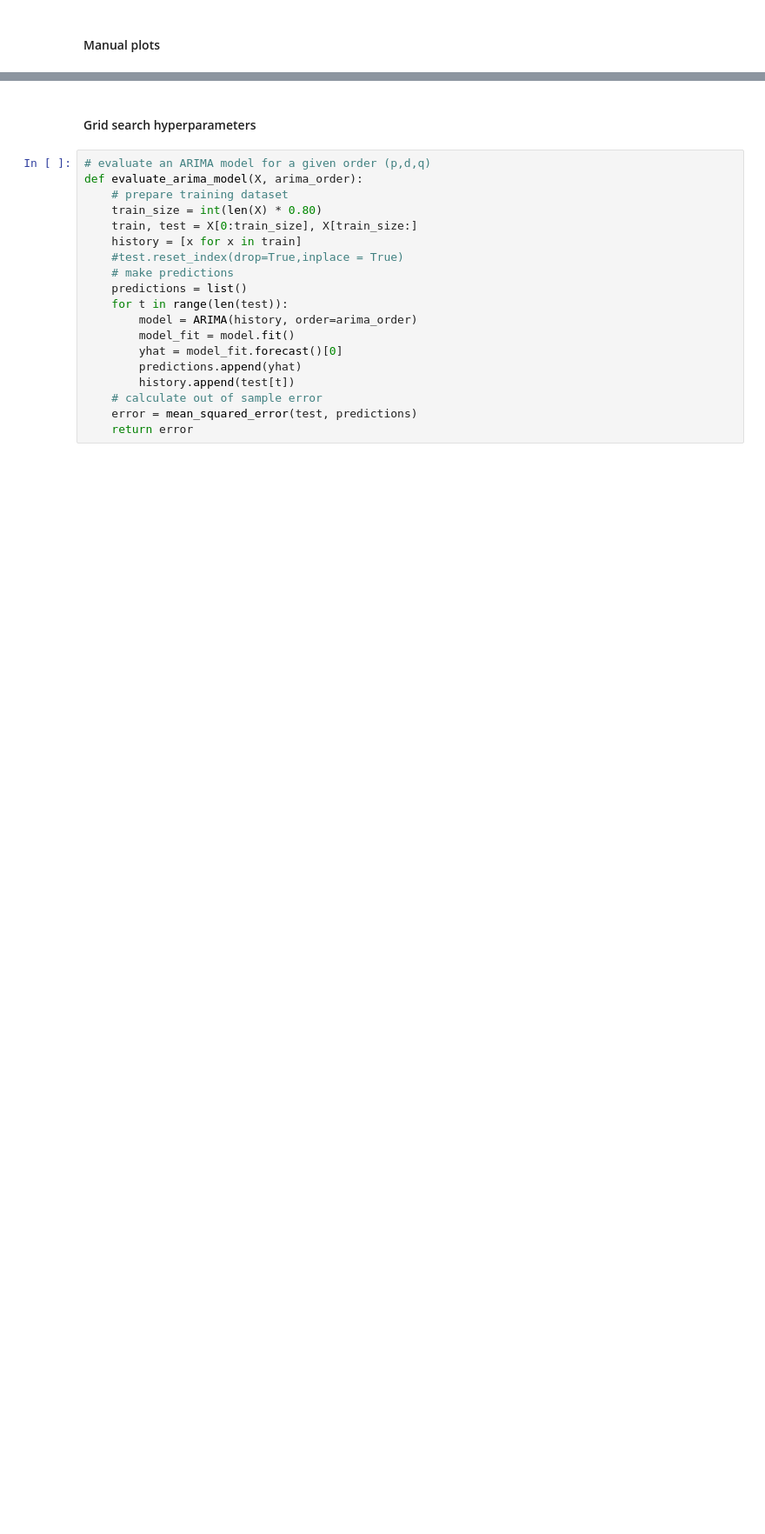
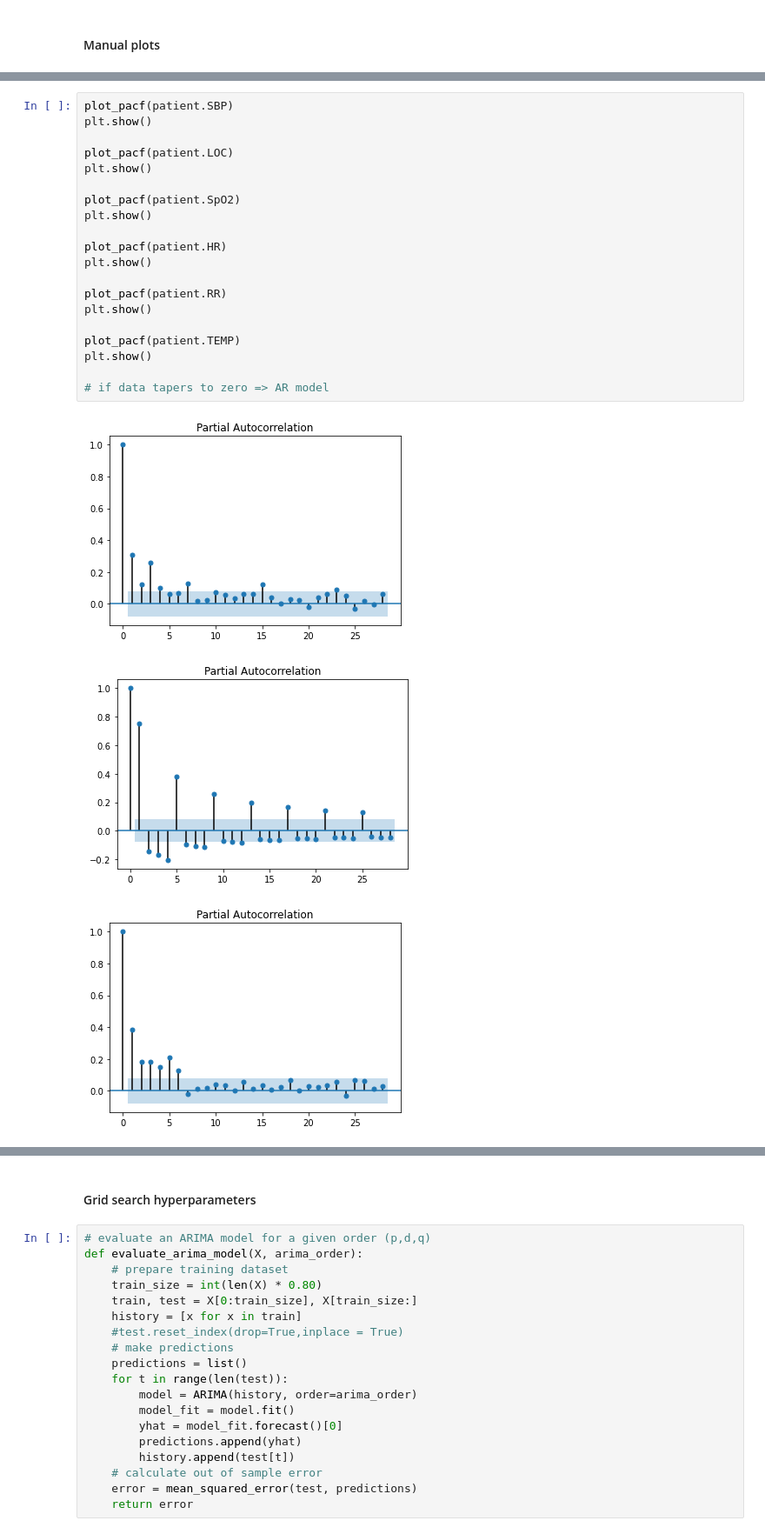
Before and after one commit to GitSanty/EWS-regression, a Jupyter notebook: Arinti_v9.ipynb, the cells around one changed output, grey strips where cells are left out. Shown at 87% size. Drawn from its saved outputs; the diff is of its cells as text; blank space fills up the shorter version.

```diff
--- a/Arinti_v9.ipynb
+++ b/Arinti_v9.ipynb
@@ -126,0 +191,24 @@ adf_test.should_diff(patient.TEMP) # data is not stationairy
+# %%
+plot_pacf(patient.SBP)
+plt.show()
+
+plot_pacf(patient.LOC)
+plt.show()
+
+plot_pacf(patient.SpO2)
+plt.show()
+
+plot_pacf(patient.HR)
+plt.show()
+
+plot_pacf(patient.RR)
+plt.show()
+
+plot_pacf(patient.TEMP)
+plt.show()
+
+# if data tapers to zero => AR model
+# %% [output]
+[figure, added]
+[figure, added]
+[figure, added]
```
Also changed, not shown: parts of 43 cells of this notebook.
